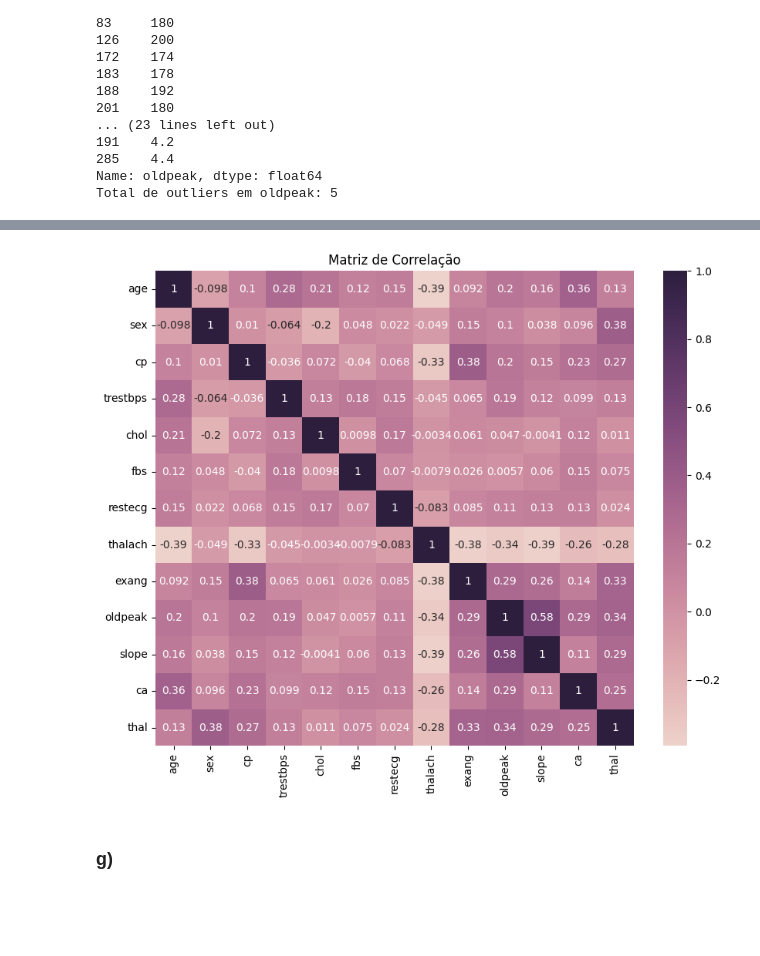
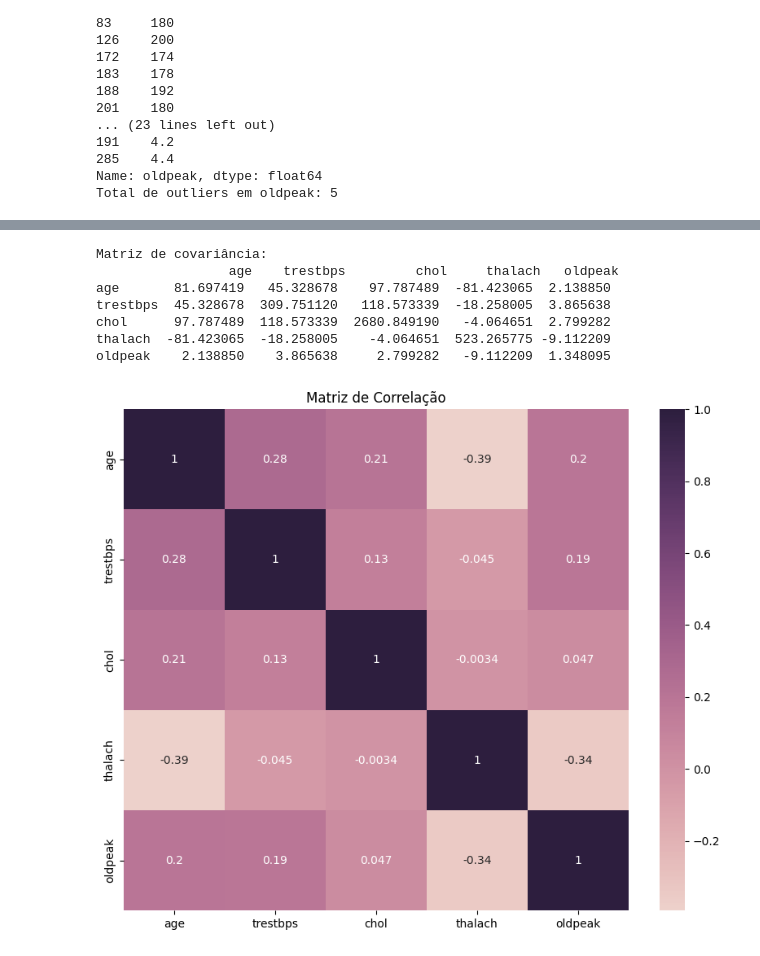
Before and after one commit to IvonLuiz/intro_aprendizado_de_maquina, a Jupyter notebook: heart_disease.ipynb, the cells around one changed output, grey strips where cells are left out. Cells and saved outputs as stored; diff of their text form; code cells hidden in the pictures; blank space fills up the shorter version.

```diff
--- a/heart_disease.ipynb
+++ b/heart_disease.ipynb
@@ -128,7 +128,7 @@ ca          float64
 thal        float64
 dtype: object
 # %%
-numeric_features = ['age', 'trestbps', 'chol', 'thalach', 'oldpeak']
+quantitative_features = ['age', 'trestbps', 'chol', 'thalach', 'oldpeak']
 categorical_features = ['sex', 'cp', 'fbs', 'restecg', 'exang', 'slope', 'ca', 'thal']
 # %%
 print("\nValores únicos para colunas categóricas:")
@@ -601,14 +609,21 @@ data = X
+# %%
+cov_matrix = X[quantitative_features].cov()
+print("Matriz de covariância:\n", cov_matrix)
+# %% [output]
+Matriz de covariância:
+                 age    trestbps         chol     thalach   oldpeak
+age       81.697419   45.328678    97.787489  -81.423065  2.138850
+trestbps  45.328678  309.751120   118.573339  -18.258005  3.865638
+chol      97.787489  118.573339  2680.849190   -4.064651  2.799282
+thalach  -81.423065  -18.258005    -4.064651  523.265775 -9.112209
+oldpeak    2.138850    3.865638     2.799282   -9.112209  1.348095
 # %%
-cov_matrix = data.cov()
-corr_matrix = data.corr()
-# print("Matriz de covariância:\n", cov_matrix)
-# print("Matriz de correlação:\n", corr_matrix)
+cov_matrix = X[quantitative_features].cov()
+corr_matrix = X[quantitative_features].corr()
 
 plt.figure(figsize=(10, 8))
 sns.heatmap(corr_matrix, annot=True, cmap=sns.cubehelix_palette(as_cmap=True))
 plt.title("Matriz de Correlação")
 plt.show()
 # %% [output]
-[figure, old version]
+[figure, new version]
-# %% [markdown]
-### g)
```
Also changed, not shown: parts of 22 cells of this notebook.
